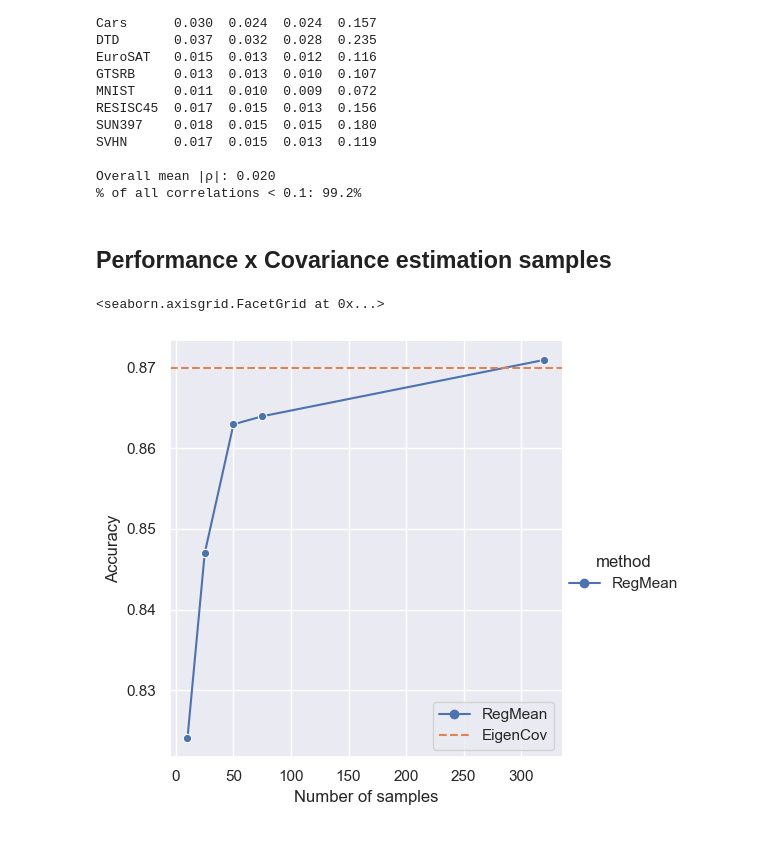
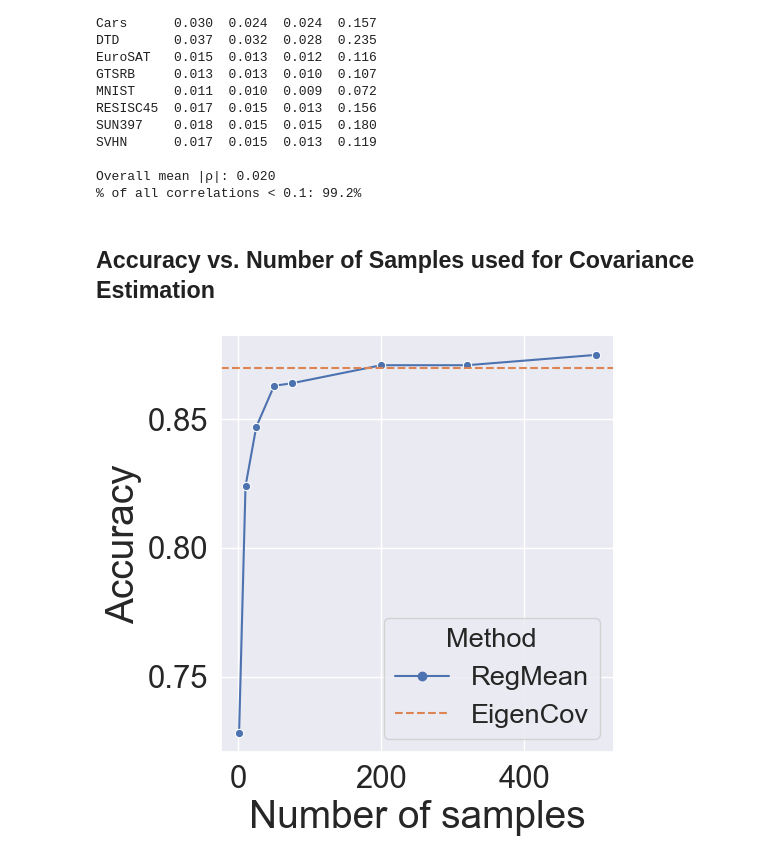
Before and after one commit to marawangamal/eigcov, a Jupyter notebook: notebooks/analysis.ipynb, the cells around one changed output. Cells and saved outputs as stored; diff of their text form; code cells hidden in the pictures.

```diff
--- a/notebooks/analysis.ipynb
+++ b/notebooks/analysis.ipynb
@@ -327,51 +327,53 @@ SVHN      0.017  0.015  0.013  0.119
 
 Overall mean |ρ|: 0.020
 % of all correlations < 0.1: 99.2%
-# %% [markdown]
-## Performance x Covariance estimation samples
+# %% [markdown]
+## Accuracy vs. Number of Samples used for Covariance Estimation
 # %%
 import pandas as pd
 import seaborn as sns
+import os
+import matplotlib.pyplot as plt
 
-# covariances_strain_n10_b32_tsm_attnsplit_efull	ViT-B-16	0.871	0.918
-# covariances_strain_n10_b1_tsm_attnsplit_efull	ViT-B-16	0.824	0.871
-# covariances_strain_n50_b1_tsm_attnsplit_efull	ViT-B-16	0.863	0.911
-
-
-# covariances_strain_n10_b32_tsm_attnsplit_efull	ViT-B-16	0.871	0.918
-# covariances_strain_n10_b1_tsm_attnsplit_efull	ViT-B-16	0.824	0.871
-# results/ViT-B-16/covariances_strain_n25_b1_tsm_attnsplit_efull_ftstandard	ViT-B-16	0.847	0.895
-# covariances_strain_n50_b1_tsm_attnsplit_efull	ViT-B-16	0.863	0.911
-# results/ViT-B-16/covariances_strain_n75_b1_tsm_attnsplit_efull_ftstandard	ViT-B-16	0.864	0.913
-
-import pandas as pd
-import seaborn as sns
+BASE_FONTSIZE = 28
 
 shared_params = {
     "model": "ViT-B-16",
     "split": "train",
     "cov_type": "sm",
     "estimator": "full",
     "finetune_mode": "full",
     "method": "RegMean",
 }
 
 rows = [
+    {**shared_params, "n": 1, "acc_abs": 0.728, "acc_rel": 0.772},
     {**shared_params, "n": 10, "acc_abs": 0.824, "acc_rel": 0.871},
     {**shared_params, "n": 25, "acc_abs": 0.847, "acc_rel": 0.895},
     {**shared_params, "n": 50, "acc_abs": 0.863, "acc_rel": 0.911},
     {**shared_params, "n": 75, "acc_abs": 0.864, "acc_rel": 0.913},
     {**shared_params, "n": 320, "acc_abs": 0.871, "acc_rel": 0.918},
+    {**shared_params, "n": 200, "acc_abs": 0.871, "acc_rel": 0.919},
+    {**shared_params, "n": 500, "acc_abs": 0.875, "acc_rel": 0.923},
 ]
 
 df = pd.DataFrame(rows)
 
 sns.set_theme()
 g = sns.relplot(data=df, x="n", y="acc_abs", hue="method", style="method", kind="line", markers=True)
+g.set_ylabels("Accuracy", fontsize=BASE_FONTSIZE)
+g.set_xlabels("Number of samples", fontsize=BASE_FONTSIZE)
+g.ax.tick_params(axis='x', labelsize=BASE_FONTSIZE * 0.8)
+g.ax.tick_params(axis='y', labelsize=BASE_FONTSIZE * 0.8)
 g.ax.axhline(y=0.87, color=sns.color_palette()[1], linestyle="--", label="EigenCov")
-g.ax.legend()
-g.set_ylabels("Accuracy")
-g.set_xlabels("Number of samples")
+handles, labels = g.ax.get_legend_handles_labels()
+g.ax.legend(handles, labels, title="Method", fontsize=BASE_FONTSIZE * 0.7, title_fontsize=BASE_FONTSIZE * 0.7)
+g._legend.remove()
+
+# Save as pdf
+results_dir = f"../results"
+model = "ViT-B-16"
+os.makedirs(results_dir, exist_ok=True)
+plt.savefig(f"{results_dir}/{model.lower()}_acc_vs_n.pdf", dpi=300, bbox_inches="tight")
 # %% [output]
-<seaborn.axisgrid.FacetGrid at 0x...>
-[figure, old version]
+[figure, new version]
```
Also changed, not shown: 2 other files.
